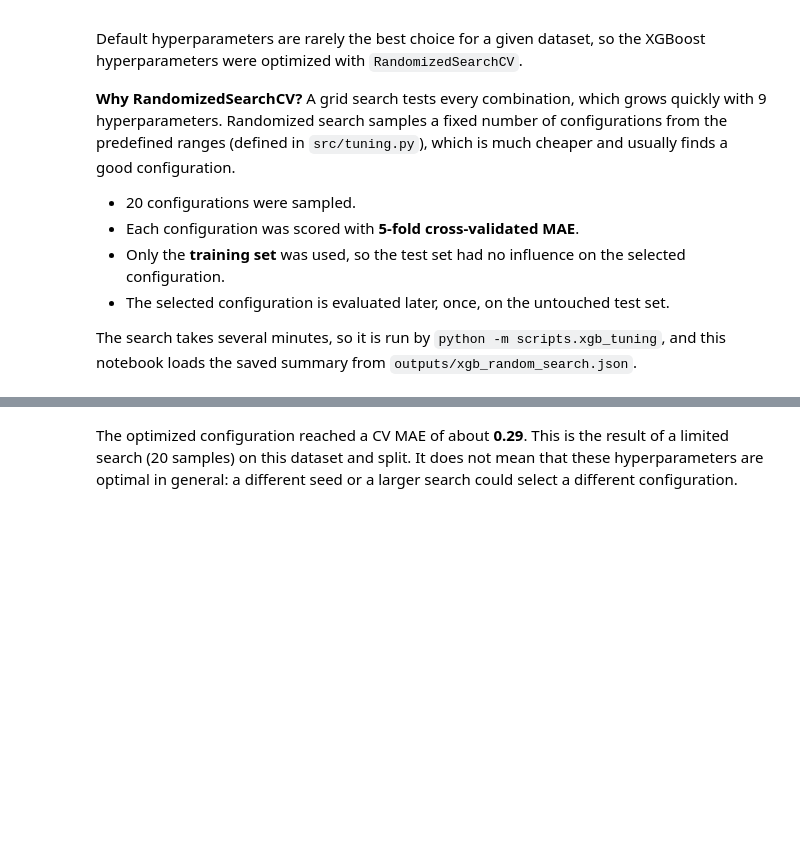
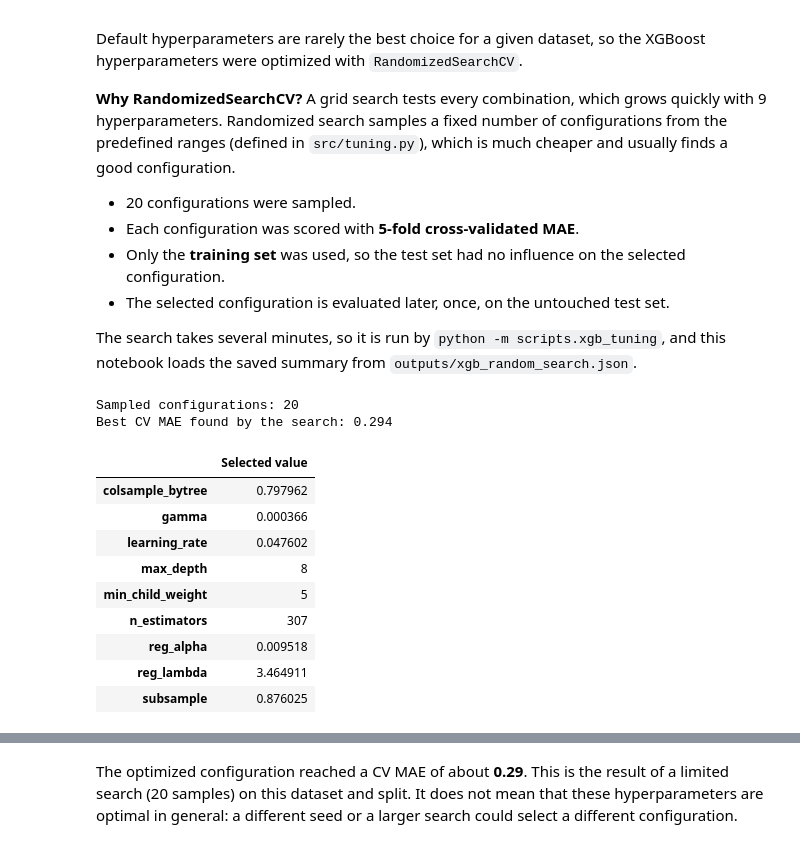
Before and after one commit to IsacFreitaas/real-estate-analytics-project, a Jupyter notebook: notebooks/2. Modelling.ipynb, the cells around one changed output, grey strips where cells are left out. Cells and saved outputs as stored; diff of their text form; code cells hidden in the pictures; blank space fills up the shorter version.

```diff
--- a/notebooks/2. Modelling.ipynb
+++ b/notebooks/2. Modelling.ipynb
@@ -185,14 +205,27 @@ The search takes several minutes, so it is run by `python -m scripts.xgb_tuning`
 # %%
 with open(PROJECT_ROOT / "outputs" / "xgb_random_search.json") as file:
     search_summary = json.load(file)
 
 best_params = search_summary["best_params"]
 
 print(f"Sampled configurations: {search_summary['n_iter']}")
 print(f"Best CV MAE found by the search: {search_summary['best_cv_mae']:.3f}")
 
-pd.Series(best_params, name="Selected value").rename(
+pd.Series(best_params, name="Selected value", dtype=object).rename(
     lambda name: name.replace("model__", "")).to_frame()
+# %% [output]
+Sampled configurations: 20
+Best CV MAE found by the search: 0.294
+|  | Selected value |
+| colsample_bytree | 0.797962 |
+| gamma | 0.000366 |
+| learning_rate | 0.047602 |
+| max_depth | 8 |
+| min_child_weight | 5 |
+| n_estimators | 307 |
+| reg_alpha | 0.009518 |
+| reg_lambda | 3.464911 |
+| subsample | 0.876025 |
 # %%
 optimized_xgb = build_xgboost_pipeline().set_params(**best_params)
 
```
Also changed, not shown: parts of 21 cells of this notebook.
